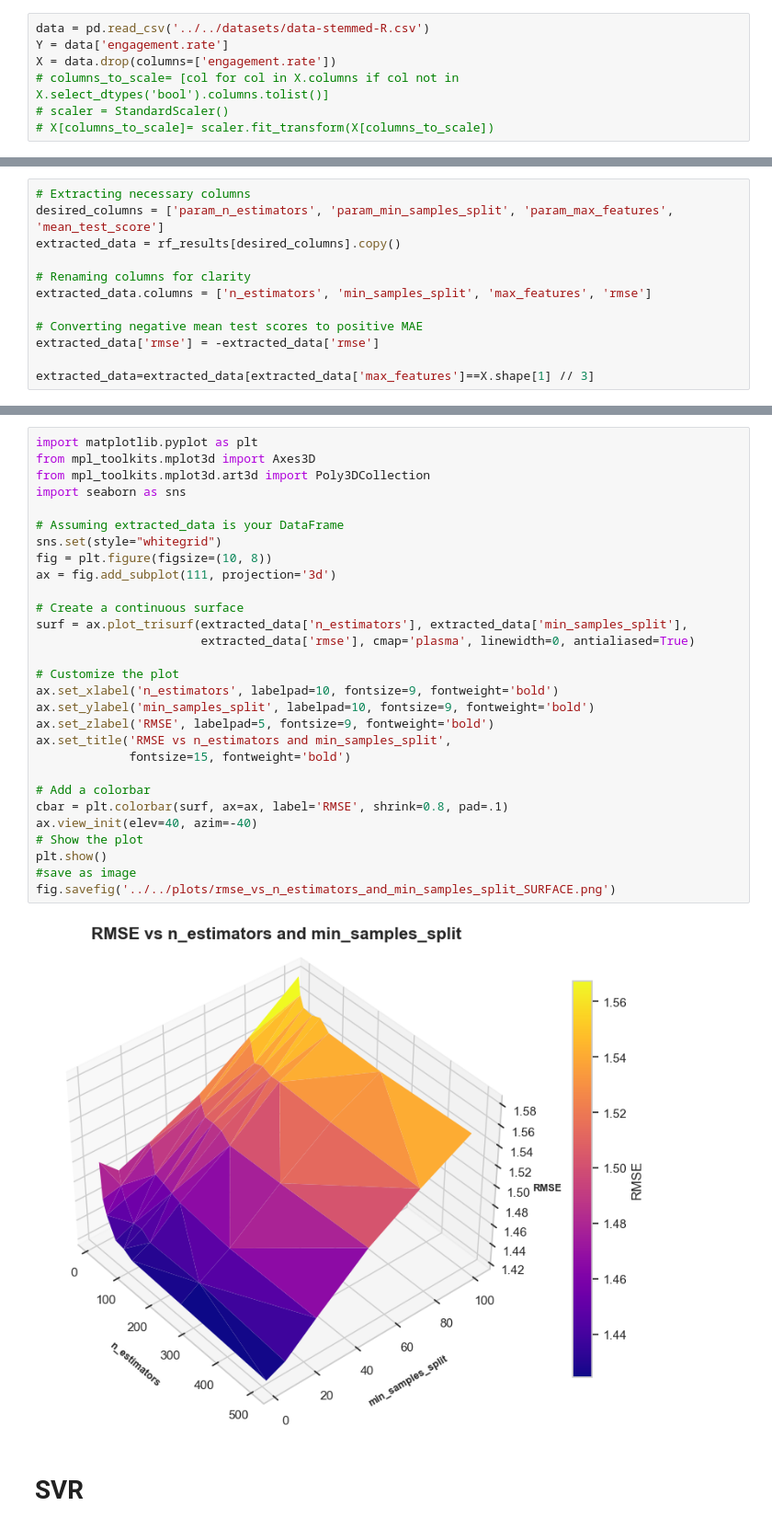
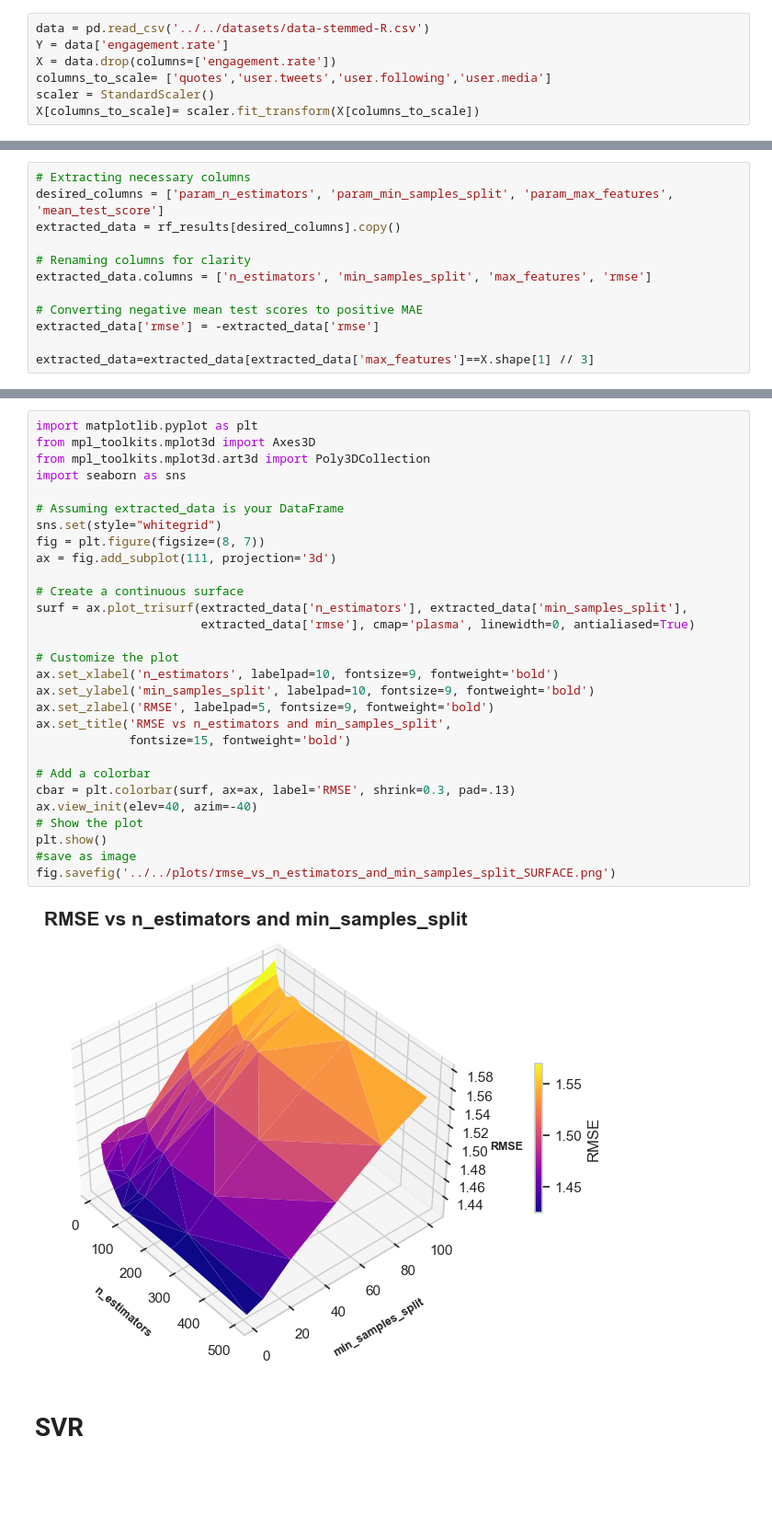
Before and after one commit to giuliofantuzzi/ML-final-project, a Jupyter notebook: code/ML-models/hyperparameter-tuning.ipynb, the cells around one changed output, grey strips where cells are left out. Shown at 92% size. Cells and saved outputs as stored; diff of their text form; blank space fills up the shorter version.

```diff
--- a/code/ML-models/hyperparameter-tuning.ipynb
+++ b/code/ML-models/hyperparameter-tuning.ipynb
@@ -27,9 +27,9 @@ from sklearn.metrics import make_scorer
 data = pd.read_csv('../../datasets/data-stemmed-R.csv')
 Y = data['engagement.rate']
 X = data.drop(columns=['engagement.rate'])
-# columns_to_scale= [col for col in X.columns if col not in X.select_dtypes('bool').columns.tolist()]
-# scaler = StandardScaler()
-# X[columns_to_scale]= scaler.fit_transform(X[columns_to_scale])
+columns_to_scale= ['quotes','user.tweets','user.following','user.media']
+scaler = StandardScaler()
+X[columns_to_scale]= scaler.fit_transform(X[columns_to_scale])
 # %%
 def rmse_scorer(y_true, y_pred):
     mse = np.mean((y_true - y_pred) ** 2)
@@ -253,34 +236,34 @@ plt.savefig('../../plots/rmse_vs_n_estimators_and_min_samples_split_POINTS.png')
 # %%
 import matplotlib.pyplot as plt
 from mpl_toolkits.mplot3d import Axes3D
 from mpl_toolkits.mplot3d.art3d import Poly3DCollection
 import seaborn as sns
 
 # Assuming extracted_data is your DataFrame
 sns.set(style="whitegrid")
-fig = plt.figure(figsize=(10, 8))
+fig = plt.figure(figsize=(8, 7))
 ax = fig.add_subplot(111, projection='3d')
 
 # Create a continuous surface
 surf = ax.plot_trisurf(extracted_data['n_estimators'], extracted_data['min_samples_split'],
                        extracted_data['rmse'], cmap='plasma', linewidth=0, antialiased=True)
 
 # Customize the plot
 ax.set_xlabel('n_estimators', labelpad=10, fontsize=9, fontweight='bold')
 ax.set_ylabel('min_samples_split', labelpad=10, fontsize=9, fontweight='bold')
 ax.set_zlabel('RMSE', labelpad=5, fontsize=9, fontweight='bold')
 ax.set_title('RMSE vs n_estimators and min_samples_split',
              fontsize=15, fontweight='bold')
 
 # Add a colorbar
-cbar = plt.colorbar(surf, ax=ax, label='RMSE', shrink=0.8, pad=.1)
+cbar = plt.colorbar(surf, ax=ax, label='RMSE', shrink=0.3, pad=.13)
 ax.view_init(elev=40, azim=-40)
 # Show the plot
 plt.show()
 #save as image
 fig.savefig('../../plots/rmse_vs_n_estimators_and_min_samples_split_SURFACE.png')
 # %% [output]
-[figure, old version]
+[figure, new version]
 # %% [markdown]
 # SVR
 # %% [markdown]
```
Also changed, not shown: parts of 13 cells of this notebook, 6 other files.
